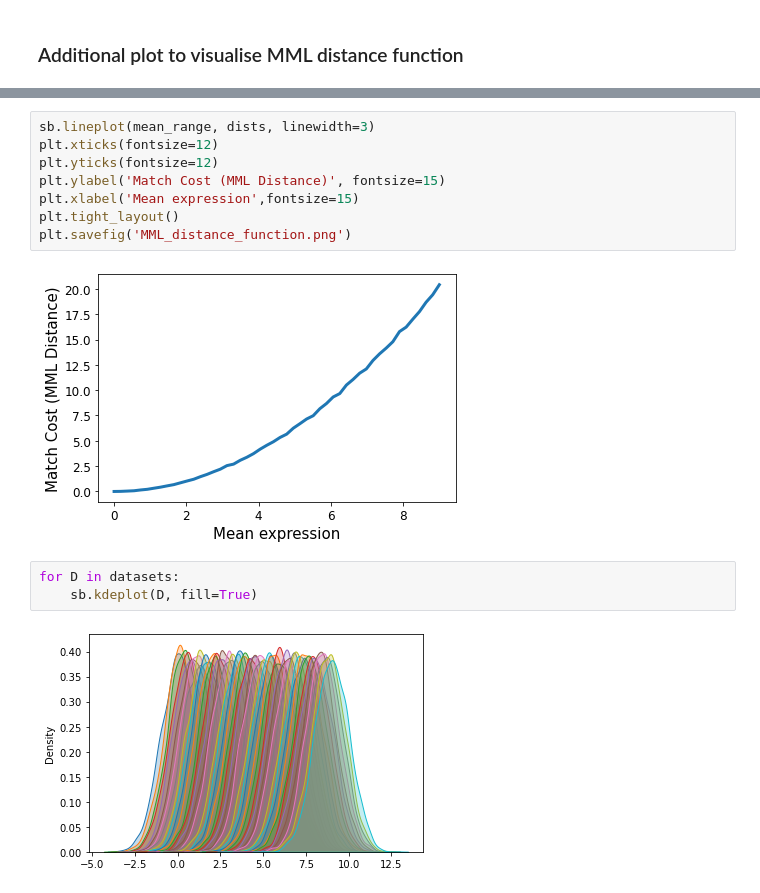
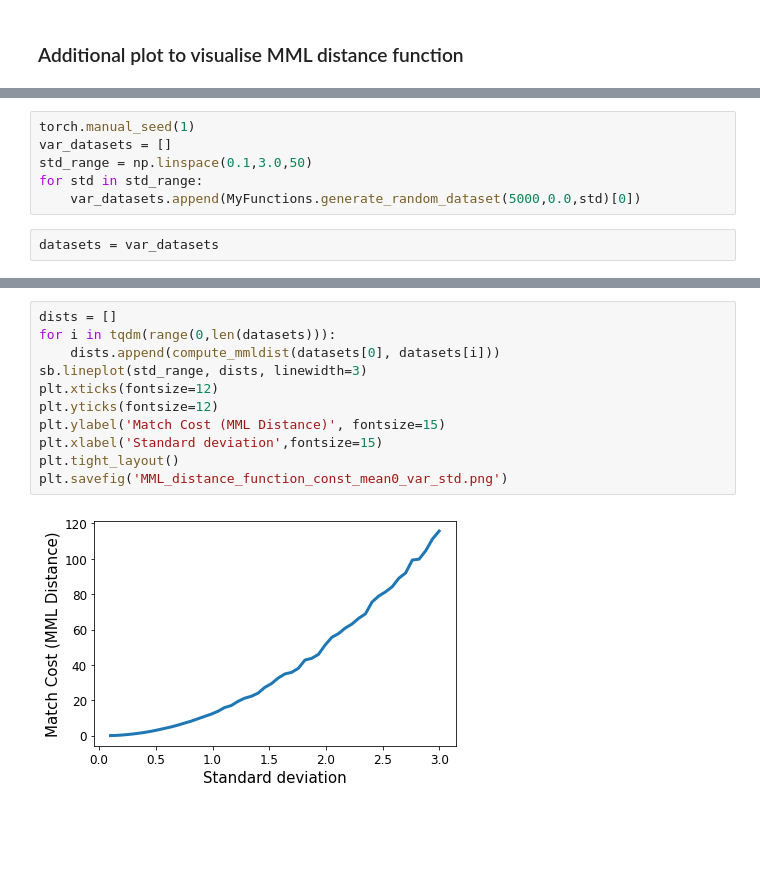
Before and after one commit to Teichlab/G2G_notebooks, a Jupyter notebook: T_cell_development/AdditionalAnalysisPlots.ipynb, the cells around one changed output, grey strips where cells are left out. Cells and saved outputs as stored; diff of their text form; blank space fills up the shorter version.

Commit message:
additional plot notebook update

```diff
--- a/T_cell_development/AdditionalAnalysisPlots.ipynb
+++ b/T_cell_development/AdditionalAnalysisPlots.ipynb
@@ -651,0 +700,8 @@ for i in tqdm(range(0,len(datasets))):
+# %%
+torch.manual_seed(1)
+var_datasets = []
+std_range = np.linspace(0.1,3.0,50)
+for std in std_range:
+    var_datasets.append(MyFunctions.generate_random_dataset(5000,0.0,std)[0])
+# %%
+datasets = var_datasets
@@ -652,15 +728,13 @@ for i in tqdm(range(0,len(datasets))):
 # %%
-sb.lineplot(mean_range, dists, linewidth=3)
+dists = []
+for i in tqdm(range(0,len(datasets))):
+    dists.append(compute_mmldist(datasets[0], datasets[i]))
+sb.lineplot(std_range, dists, linewidth=3)
 plt.xticks(fontsize=12)
 plt.yticks(fontsize=12)
 plt.ylabel('Match Cost (MML Distance)', fontsize=15)
-plt.xlabel('Mean expression',fontsize=15)
+plt.xlabel('Standard deviation',fontsize=15)
 plt.tight_layout()
-plt.savefig('MML_distance_function.png')
+plt.savefig('MML_distance_function_const_mean0_var_std.png')
 # %% [output]
-[figure, old version]
+[figure, new version]
-# %%
-for D in datasets:
-    sb.kdeplot(D, fill=True)
-# %% [output]
-[figure, removed]
```
Also changed, not shown: parts of 20 cells of this notebook.
